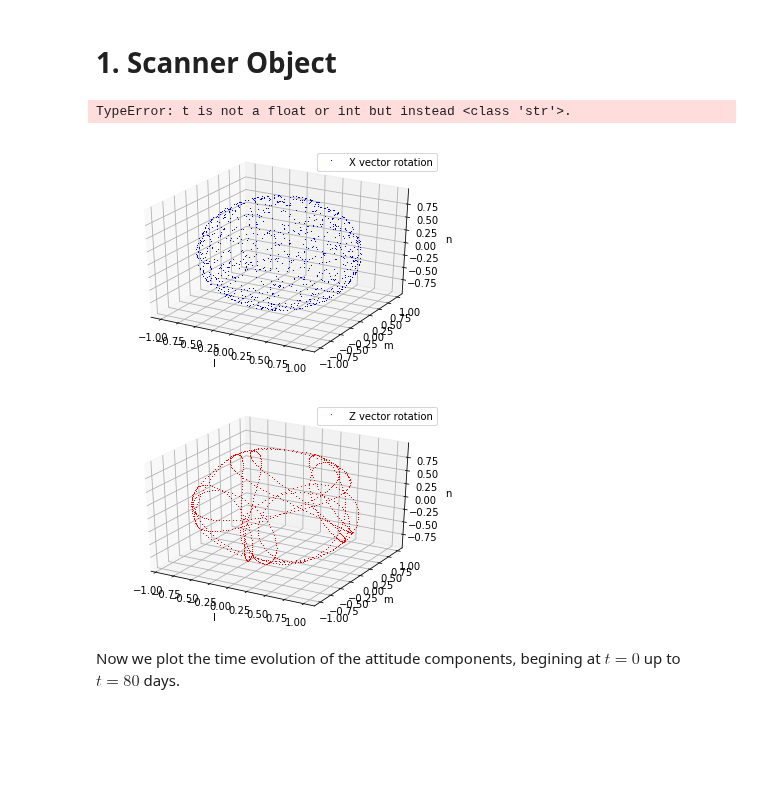
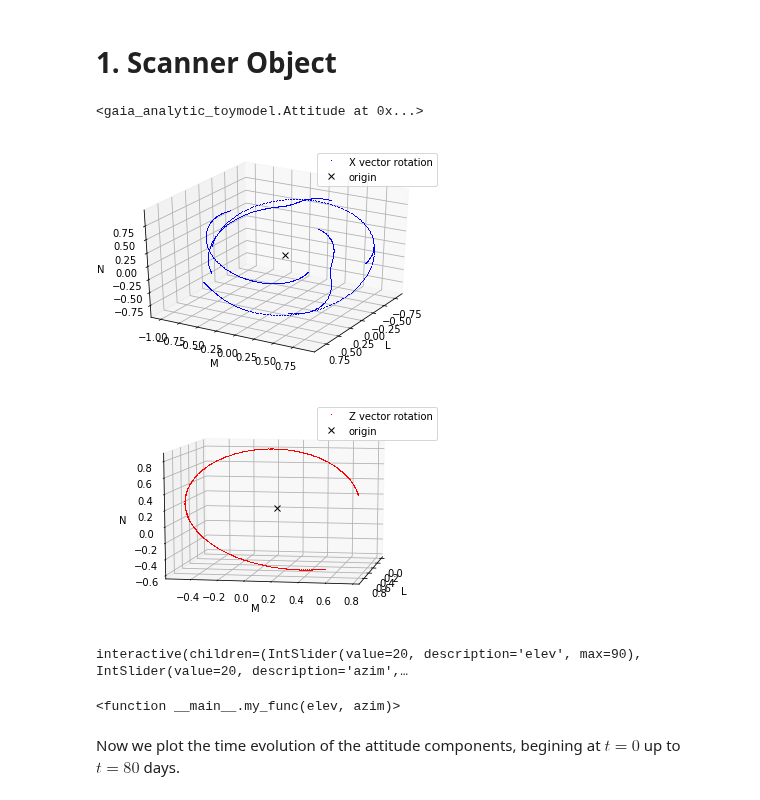
Before and after one commit to bombrun/GaiaLab, a Jupyter notebook: notebooks/2-gaia_analytic_toymodel_notebook.ipynb, the cells around one changed output. Cells and saved outputs as stored; diff of their text form; code cells hidden in the pictures; blank space fills up the shorter version.

Commit message:
repaired error with the missing observations

```diff
--- a/notebooks/2-gaia_analytic_toymodel_notebook.ipynb
+++ b/notebooks/2-gaia_analytic_toymodel_notebook.ipynb
@@ -148,13 +148,20 @@ sirio = Source("sirio", 101.28, -16.7161, 379.21, -546.05, -1223.14, -7.6)
-# %%
-sirio.set_time('a')
-# %% [output]
-TypeError: t is not a float or int but instead <class 'str'>.
-# %%
-plot_3D_scanner_pos(gaia, 'X', 0, tf_gen, 1000)
-plot_3D_scanner_pos(gaia, 'Z', 0, tf_gen, 1000)
-# %% [output]
-[figure, removed]
-[figure, removed]
+# %%
+gaia
+# %% [output]
+<gaia_analytic_toymodel.Attitude at 0x...>
+# %%
+myTime = 50
+plot_3D_scanner_pos(gaia, 'X', 0, myTime, 1000, elevation=30, azimuth=30)
+plot_3D_scanner_pos(gaia, 'Z', 0, myTime, 1000)
+def my_func(elev, azim):
+    plot_3D_scanner_pos(gaia, 'X', 0, myTime, 1000, elevation=elev, azimuth=azim)
+interact(my_func, elev=widgets.IntSlider(min=0,max=90,step=1,value=20),
+        azim=widgets.IntSlider(min=0,max=90,step=1,value=20))
+# %% [output]
+[figure, added]
+[figure, added]
+interactive(children=(IntSlider(value=20, description='elev', max=90), IntSlider(value=20, description='azim',…
+<function __main__.my_func(elev, azim)>
 # %% [markdown]
 Now we plot the time evolution of the attitude components, begining at $t=0$ up to $t=80$ days.
 # %%
```
Also changed, not shown: parts of 22 cells of this notebook, 2 other files.
